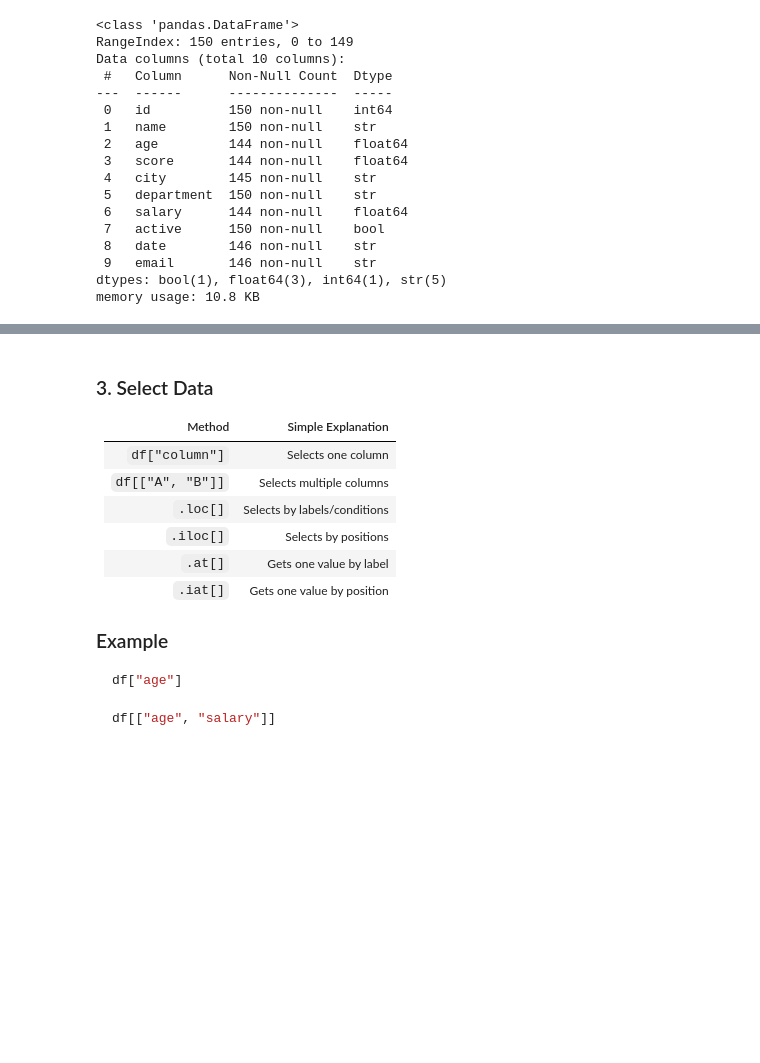
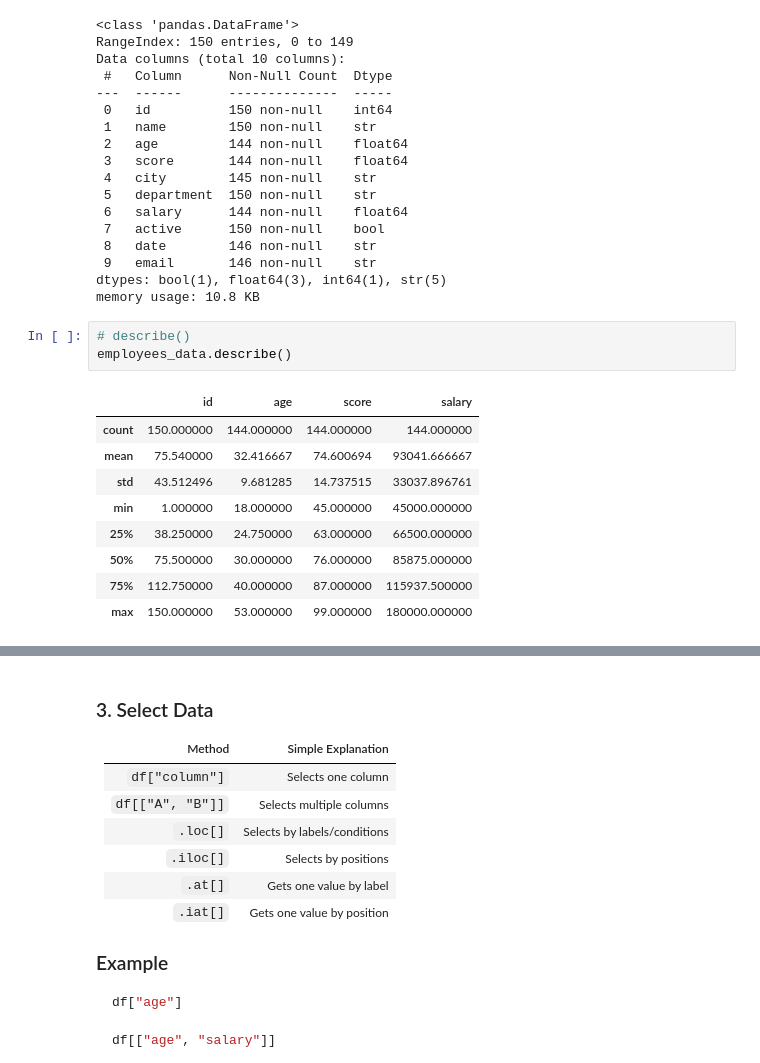
Before and after one commit to zaibgray/pandas, a Jupyter notebook: pandas.ipynb, the cells around one changed output, grey strips where cells are left out. Cells and saved outputs as stored; diff of their text form; blank space fills up the shorter version.

```diff
--- a/pandas.ipynb
+++ b/pandas.ipynb
@@ -1756,3 +1756,16 @@ Data columns (total 10 columns):
  9   email       146 non-null    str
 dtypes: bool(1), float64(3), int64(1), str(5)
 memory usage: 10.8 KB
+# %%
+# describe()
+employees_data.describe()
+# %% [output]
+|  | id | age | score | salary |
+| count | 150.000000 | 144.000000 | 144.000000 | 144.000000 |
+| mean | 75.540000 | 32.416667 | 74.600694 | 93041.666667 |
+| std | 43.512496 | 9.681285 | 14.737515 | 33037.896761 |
+| min | 1.000000 | 18.000000 | 45.000000 | 45000.000000 |
+| 25% | 38.250000 | 24.750000 | 63.000000 | 66500.000000 |
+| 50% | 75.500000 | 30.000000 | 76.000000 | 85875.000000 |
+| 75% | 112.750000 | 40.000000 | 87.000000 | 115937.500000 |
+| max | 150.000000 | 53.000000 | 99.000000 | 180000.000000 |
```
Also changed, not shown: parts of 5 cells of this notebook.
